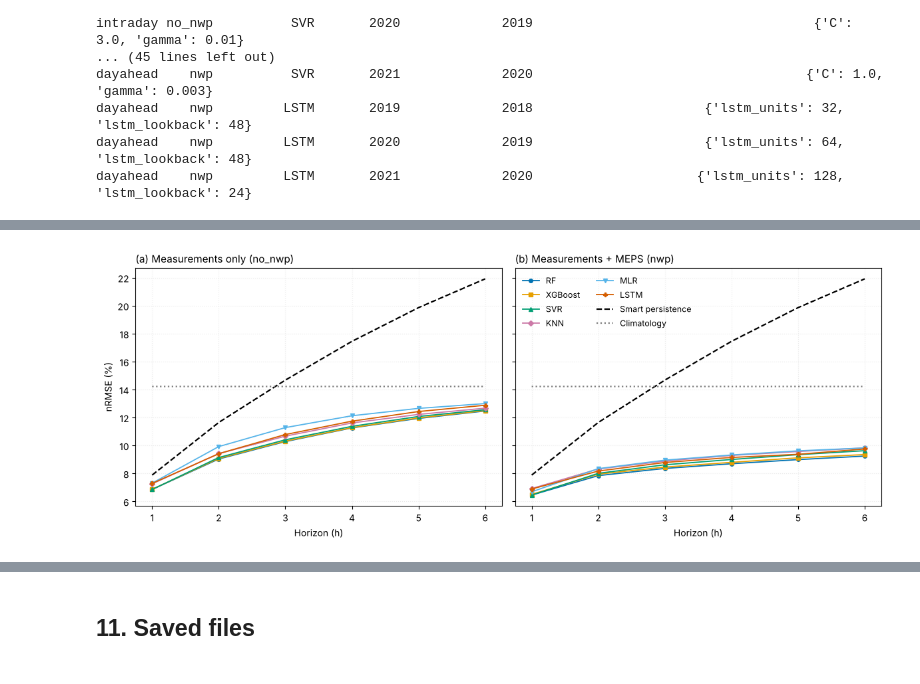
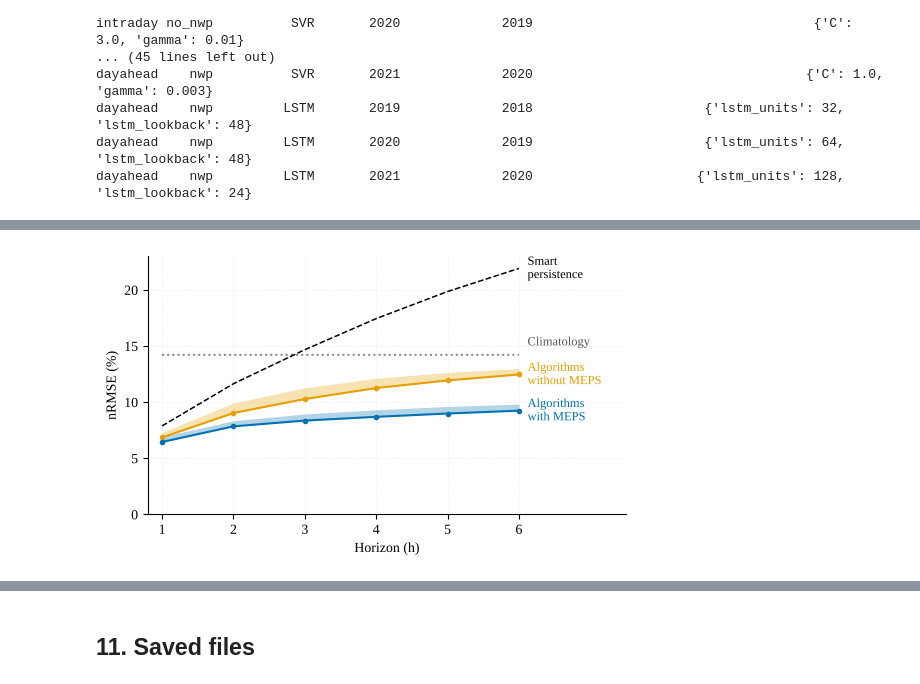
Before and after one commit to rhmano/helsinki-multihorizon-pv, a Jupyter notebook: notebooks/03_results.ipynb, the cells around one changed output, grey strips where cells are left out. Drawn from its saved outputs; the diff is of its cells as text; code cells hidden in the pictures.

```diff
--- a/notebooks/03_results.ipynb
+++ b/notebooks/03_results.ipynb
@@ -254,43 +255,76 @@ dayahead    nwp         LSTM       2021             2020                     {'l
 # %%
-STYLE = {
-    "RandomForest": ("#0072B2", "o", "-"), "XGBoost": ("#E69F00", "s", "-"),
-    "SVR": ("#009E73", "^", "-"), "KNN": ("#CC79A7", "D", "-"),
-    "MLR": ("#56B4E9", "v", "-"), "LSTM": ("#D55E00", "P", "-"),
-    "SmartPersistence": ("#000000", None, "--"), "Climatology": ("#7F7F7F", None, ":"),
-}
-LABEL = {"SmartPersistence": "Smart persistence", "RandomForest": "RF"}
-ORDER = ["RandomForest", "XGBoost", "SVR", "KNN", "MLR", "LSTM", "SmartPersistence", "Climatology"]
+from matplotlib.lines import Line2D
+from matplotlib.patches import Patch
+
+plt.rcParams.update({"font.family": "serif",
+                     "font.serif": ["Times New Roman", "Liberation Serif", "DejaVu Serif"],
+                     "font.size": 10})
+BLUE, ORANGE = "#0072B2", "#E69F00"
 
 
-def task_figure(task, fname):
-    fig, axes = plt.subplots(1, 2, figsize=(12, 4.6), sharey=True)
-    titles = ("Measurements only (no_nwp)", "Measurements + MEPS (nwp)")
-    for ax, config, letter, title in zip(axes, CONFIGS, "ab", titles):
-        r = load_results(task, config, CFG)
-        g = r.groupby(["Model", "Horizon"])["nRMSE_pct"].mean().unstack("Horizon")
-        x = g.columns.to_numpy()
-        xs = x if task == "intraday" else (x - 15)
-        for m in ORDER:
-            if m not in g.index:
-                continue
-            c, mk, ls = STYLE[m]
-            ax.plot(xs, g.loc[m].to_numpy(), color=c, marker=mk, linestyle=ls, markersize=4,
-                    linewidth=1.6 if m in ("SmartPersistence", "Climatology") else 1.3,
-                    label=LABEL.get(m, m))
-        ax.set_title(f"({letter}) {title}", loc="left", fontsize=11)
-        ax.set_xlabel("Horizon (h)" if task == "intraday" else "Target hour (UTC)")
-        ax.set_xticks(xs if task == "intraday" else xs[::2])
-        ax.grid(alpha=0.25, linestyle=":")
-    axes[0].set_ylabel("nRMSE (%)")
-    axes[1].legend(fontsize=9, ncol=2, frameon=False)
-    fig.tight_layout()
+def mean_by_horizon(task, config):
+    r = load_results(task, config, CFG)
+    return r.groupby(["Model", "Horizon"])["nRMSE_pct"].mean().unstack("Horizon")
+
+
+def save(fig, fname):
     out = os.path.join(CFG.results_dir, fname)
     fig.savefig(out, dpi=300, bbox_inches="tight", facecolor="white")
     plt.show()
     print("Saved:", out)
 
 
-task_figure("intraday", "Fig1_intraday_nRMSE.png")
-task_figure("dayahead", "Fig2_dayahead_nRMSE.png")
+def figure_intraday(fname):
+    fig, ax = plt.subplots(figsize=(5.5, 3.3))
+    for config, col, lab in (("no_nwp", ORANGE, "without MEPS"), ("nwp", BLUE, "with MEPS")):
+        g = mean_by_horizon("intraday", config)
+        x = g.columns.to_numpy()
+        a = g.loc[list(ALGORITHMS)]
+        ax.fill_between(x, a.min().to_numpy(), a.max().to_numpy(), color=col, alpha=0.30, linewidth=0)
+        ax.plot(x, g.loc["RandomForest"], color=col, marker="o", ms=3, lw=1.5)
+        ax.text(x[-1] + 0.12, g.loc["RandomForest", x[-1]], f"Algorithms\n{lab}", va="center", fontsize=9, color=col)
+    ax.plot(x, g.loc["Climatology"], color="#7F7F7F", ls=":", lw=1.4)
+    ax.text(x[-1] + 0.12, g.loc["Climatology", x[-1]] + 0.6, "Climatology", va="bottom", fontsize=9, color="#555555")
+    ax.plot(x, g.loc["SmartPersistence"], color="black", ls="--", lw=1.1)
+    ax.text(x[-1] + 0.12, g.loc["SmartPersistence", x[-1]], "Smart\npersistence", va="center", fontsize=9)
+    ax.set_xlim(0.8, 7.5)
+    ax.set_xticks(x)
+    ax.set_ylim(0, 23)
+    ax.grid(alpha=0.35, ls=":", lw=0.5)
+    ax.set_xlabel("Horizon (h)")
+    ax.set_ylabel("nRMSE (%)")
+    for side in ("top", "right"):
+        ax.spines[side].set_visible(False)
+    fig.tight_layout()
+    save(fig, fname)
+
+
+def figure_dayahead(fname):
+    fig, axes = plt.subplots(1, 2, figsize=(7.48, 3.0), sharey=True)
+    for ax, config, title in zip(axes, CONFIGS, ("(a) Measurements only", "(b) Measurements + MEPS")):
+        g = mean_by_horizon("dayahead", config)
+        xs = g.columns.to_numpy() - 15
+        a = g.loc[list(ALGORITHMS)]
+        ax.fill_between(xs, a.min().to_numpy(), a.max().to_numpy(), color=BLUE, alpha=0.18, linewidth=0)
+        ax.plot(xs, g.loc["Climatology"], color="#7F7F7F", ls=":", lw=1.4)
+        ax.plot(xs, g.loc["SmartPersistence"], color="black", ls="--", lw=1.1)
+        ax.plot(xs, g.loc["RandomForest"], color=BLUE, marker="o", ms=3.2, lw=1.6)
+        ax.set_title(title, loc="left", fontsize=10.5)
+        ax.set_xlabel("Target hour (UTC)")
+        ax.set_xticks(xs[::2])
+        ax.grid(alpha=0.35, ls=":", lw=0.5)
+        ax.set_ylim(bottom=0)
+    axes[0].set_ylabel("nRMSE (%)")
+    handles = [Patch(color=BLUE, alpha=0.18, label="Range of the six algorithms"),
+               Line2D([], [], color=BLUE, marker="o", ms=3.2, lw=1.6, label="RF"),
+               Line2D([], [], color="#7F7F7F", ls=":", lw=1.4, label="Climatology"),
+               Line2D([], [], color="black", ls="--", lw=1.1, label="Smart persistence")]
+    fig.legend(handles=handles, loc="lower center", ncol=4, frameon=False, bbox_to_anchor=(0.5, -0.02))
+    fig.tight_layout(rect=(0, 0.08, 1, 1))
+    save(fig, fname)
+
+
+figure_intraday("Fig1_intraday_nRMSE.png")
+figure_dayahead("Fig2_dayahead_nRMSE.png")
 # %% [output]
-[figure, old version]
+[figure, new version]
```
Also changed, not shown: parts of 4 cells of this notebook.
